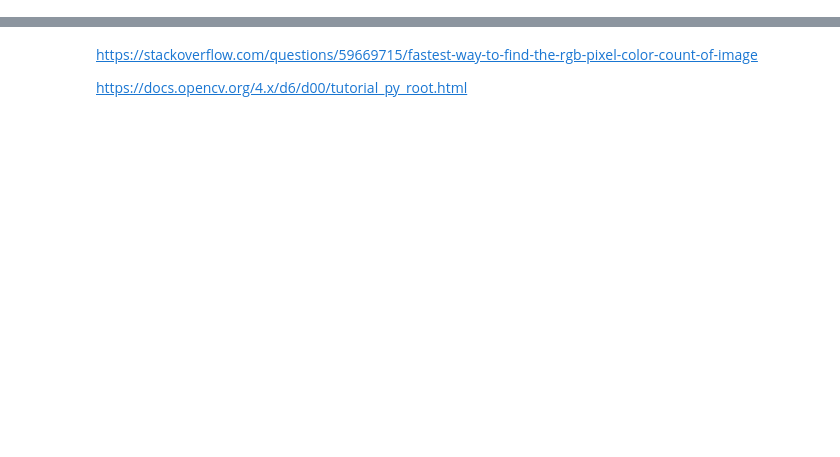
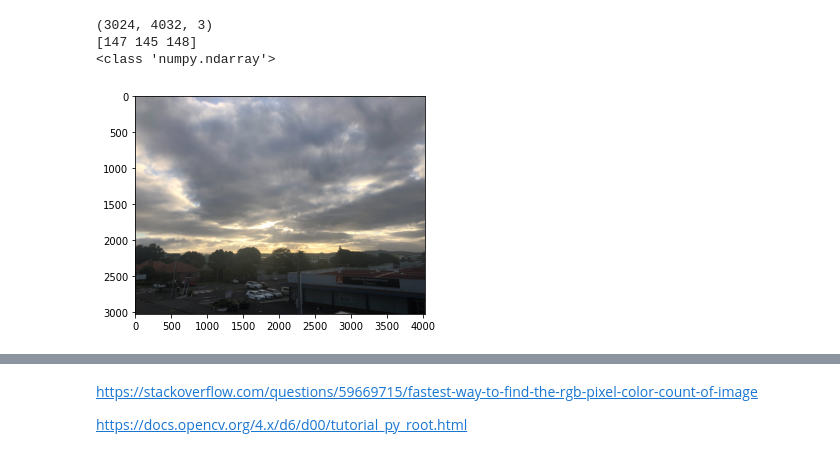
Before and after one commit to ICWallis/image-processing, a Jupyter notebook: method_hacking.ipynb, the cells around one changed output, grey strips where cells are left out. Cells and saved outputs as stored; diff of their text form; code cells hidden in the pictures; blank space fills up the shorter version.

```diff
--- a/method_hacking.ipynb
+++ b/method_hacking.ipynb
@@ -10,0 +54,15 @@ import ipympl
+# %%
+# Convert it back to 8 bit if we want to save it in image format
+image_ubite_8bit = img_as_ubyte(image_float)
+
+print(image_ubite_8bit.shape)
+print(image_ubite_8bit[0,0]) # RGB for top, left pixel
+print(type(image_ubite_8bit))
+
+plt.imshow(image_ubite_8bit)
+plt.show()
+# %% [output]
+(3024, 4032, 3)
+[147 145 148]
+<class 'numpy.ndarray'>
+[figure, added]
```
Also changed, not shown: parts of 14 cells of this notebook.
